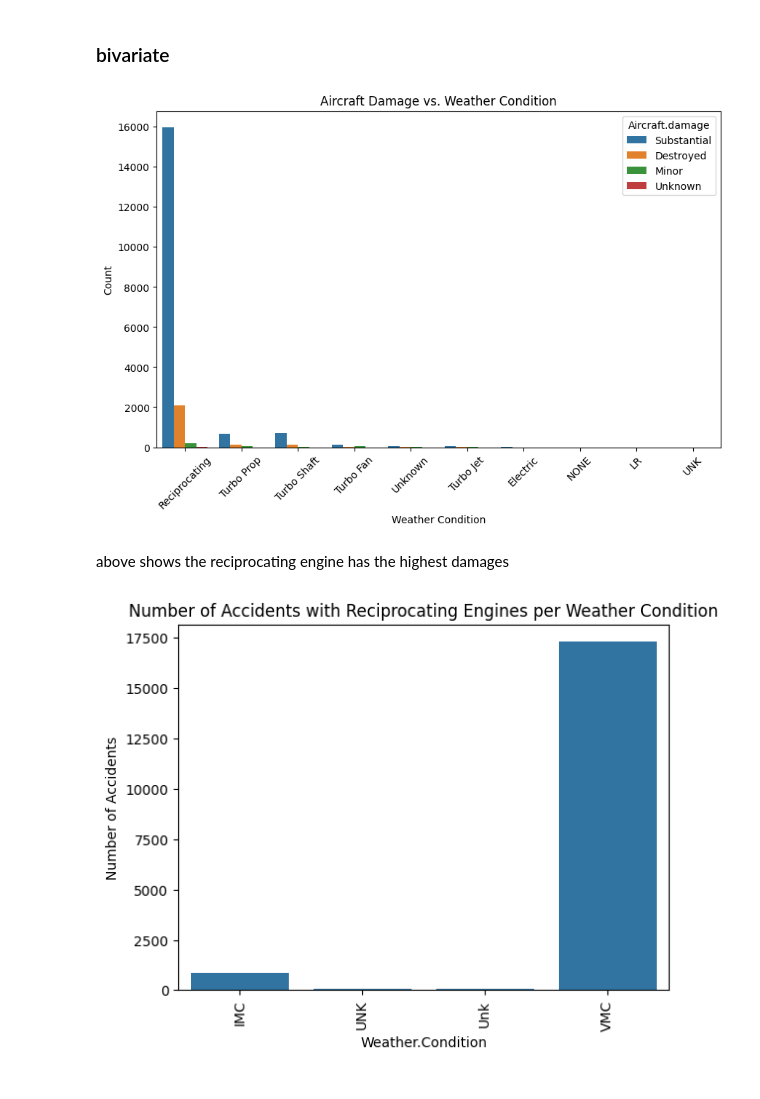
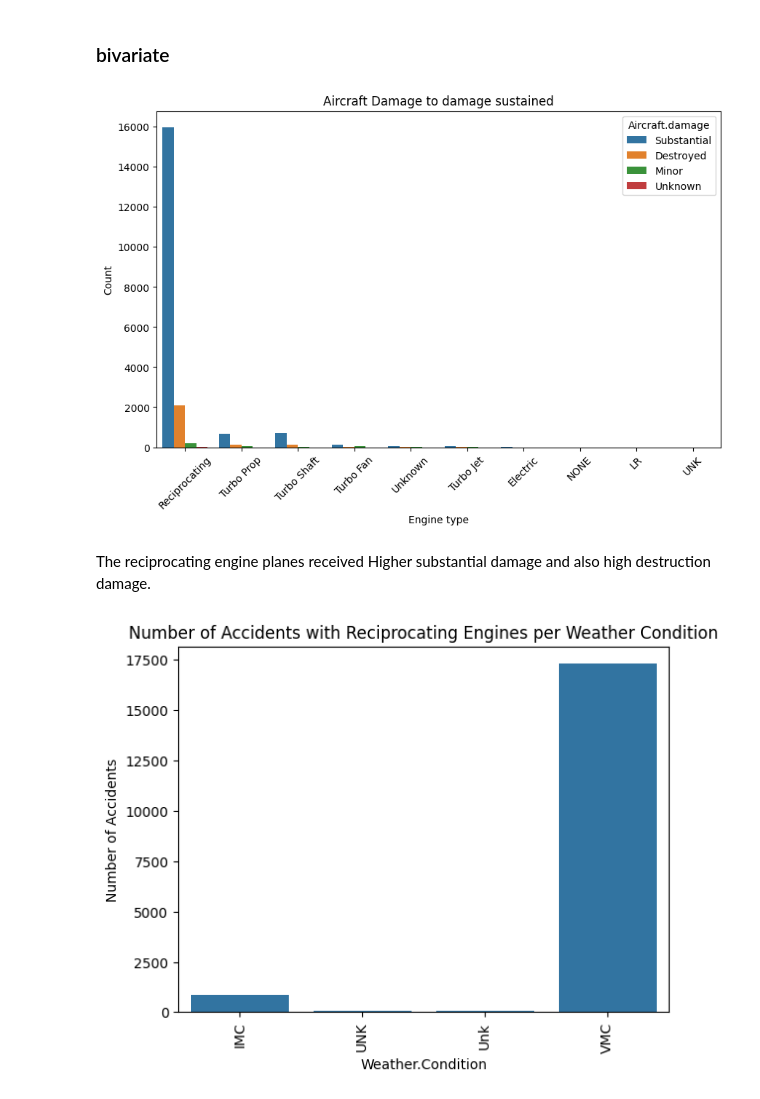
Before and after one commit to Kanyi254/Expanding-Into-Airlines-Project, a Jupyter notebook: index.ipynb, the cells around one changed output. Drawn from its saved outputs; the diff is of its cells as text; code cells hidden in the pictures.

```diff
--- a/index.ipynb
+++ b/index.ipynb
@@ -419,15 +436,6 @@ plt.show()
 # %%
-# Check for missing values in the 'Engine.Type' column
-missing_values = aviation_df1['Engine.Type'].isnull().sum()
-
-if missing_values > 0:
-    # Fill missing values with the most common engine type
-    most_common_engine_type = aviation_df1['Engine.Type'].mode()[0]
-    aviation_df1['Engine.Type'].fillna(most_common_engine_type, inplace=True)
-
 engine_type_accidents_df = aviation_df1['Engine.Type'].value_counts().reset_index()
 engine_type_accidents_df.columns = ['Engine Type', 'Number of Accidents']
-
 engine_type_accidents_df.plot(kind='bar', x='Engine Type', y='Number of Accidents', figsize=(10, 6))
 plt.ylabel('Number of Accidents')
 plt.xlabel('Engine Type')
@@ -605,17 +595,17 @@ Mcdonnell Douglas Helicopters - 369E
 # %%
 #lets see how airplane damage and engine type relate
 fig, ax = plt.subplots(figsize=(10, 6))
 order = aviation_df1['Engine.Type'].value_counts().index
 sns.countplot(data=aviation_df1, x='Engine.Type', hue='Aircraft.damage', order=order, ax=ax)
-ax.set_title('Aircraft Damage vs. Weather Condition')
-ax.set_xlabel('Weather Condition')
+ax.set_title('Aircraft Damage to damage sustained')
+ax.set_xlabel('Engine type')
 ax.set_ylabel('Count')
 plt.xticks(rotation=45)
 plt.show()
 # %% [output]
-[figure, old version]
+[figure, new version]
-# %% [markdown]
-above shows the reciprocating engine has the highest damages
+# %% [markdown]
+The reciprocating engine planes received Higher substantial damage and also high destruction damage.
 # %%
 #lets see how weather affects a reciprocating engine shaft
 weather_engine_accidents_df = aviation_df1.groupby(['Weather.Condition', 'Engine.Type']).size().reset_index()
```
Also changed, not shown: parts of 11 cells of this notebook, 1 other file.
